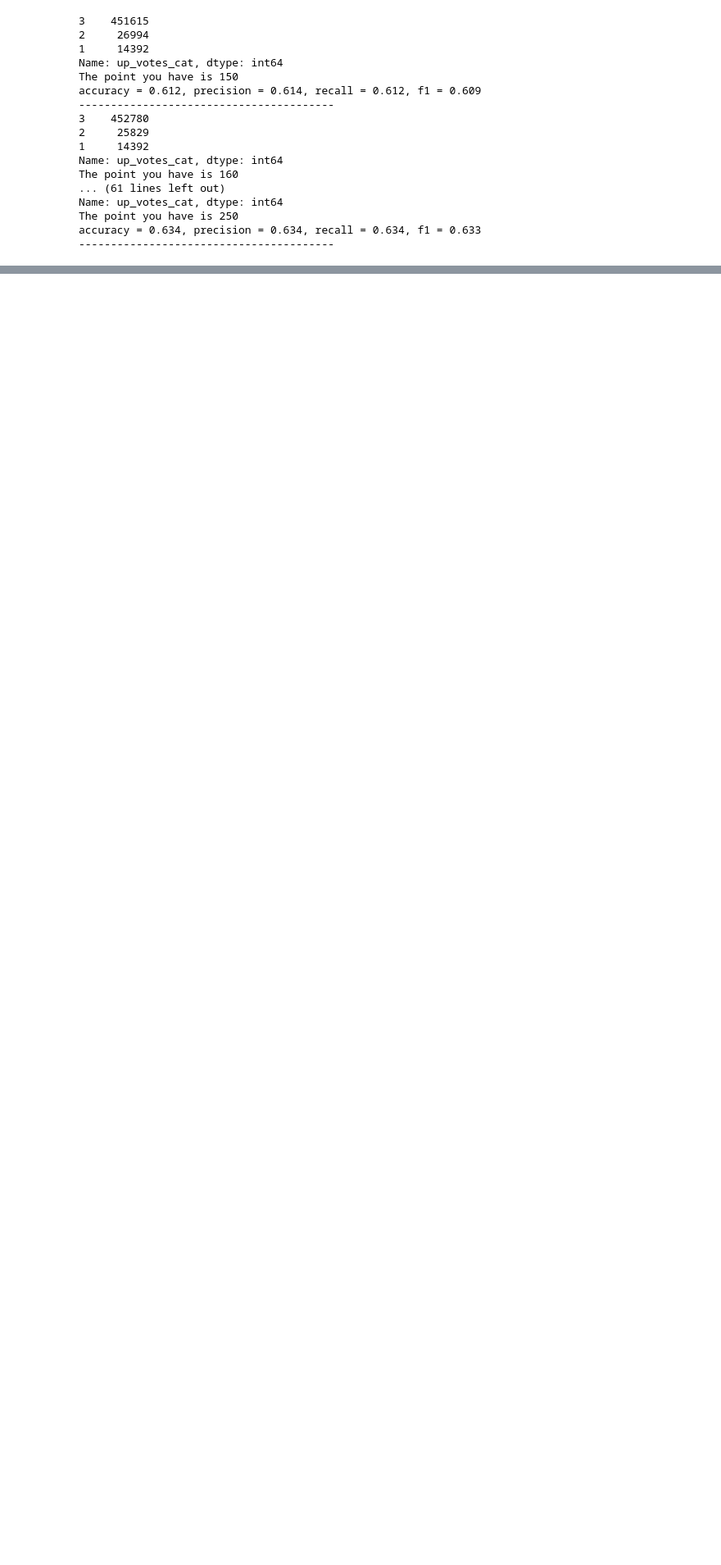
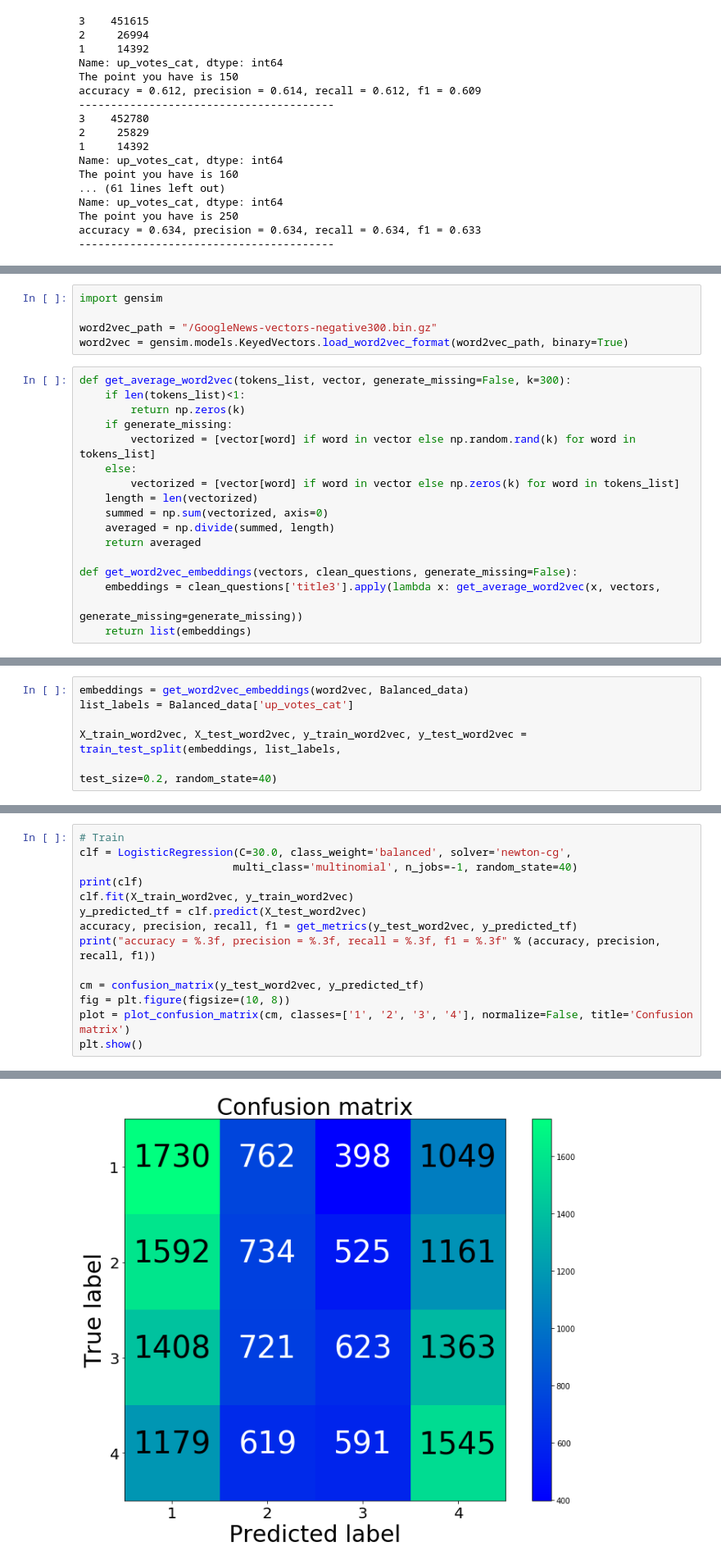
Before and after one commit to ElaineGao0416/NLP, a Jupyter notebook: E_company/Eluvio.ipynb, the cells around one changed output, grey strips where cells are left out. Shown at 82% size. Saved outputs shown, nothing was run; the diff lists cells and outputs as text; blank space fills up the shorter version.

```diff
--- a/E_company/Eluvio.ipynb
+++ b/E_company/Eluvio.ipynb
@@ -956,0 +962,22 @@ Number in the bracket is the number of samples. I not only think about the sampl
+# %%
+import gensim
+
+word2vec_path = "/GoogleNews-vectors-negative300.bin.gz"
+word2vec = gensim.models.KeyedVectors.load_word2vec_format(word2vec_path, binary=True)
+# %%
+def get_average_word2vec(tokens_list, vector, generate_missing=False, k=300):
+    if len(tokens_list)<1:
+        return np.zeros(k)
+    if generate_missing:
+        vectorized = [vector[word] if word in vector else np.random.rand(k) for word in tokens_list]
+    else:
+        vectorized = [vector[word] if word in vector else np.zeros(k) for word in tokens_list]
+    length = len(vectorized)
+    summed = np.sum(vectorized, axis=0)
+    averaged = np.divide(summed, length)
+    return averaged
+
+def get_word2vec_embeddings(vectors, clean_questions, generate_missing=False):
+    embeddings = clean_questions['title3'].apply(lambda x: get_average_word2vec(x, vectors,
+                                                                                generate_missing=generate_missing))
+    return list(embeddings)
@@ -956,0 +1018,6 @@ Number in the bracket is the number of samples. I not only think about the sampl
+# %%
+embeddings = get_word2vec_embeddings(word2vec, Balanced_data)
+list_labels = Balanced_data['up_votes_cat']
+
+X_train_word2vec, X_test_word2vec, y_train_word2vec, y_test_word2vec = train_test_split(embeddings, list_labels,
+                                                                                        test_size=0.2, random_state=40)
@@ -956,0 +1041,15 @@ Number in the bracket is the number of samples. I not only think about the sampl
+# %%
+# Train
+clf = LogisticRegression(C=30.0, class_weight='balanced', solver='newton-cg',
+                        multi_class='multinomial', n_jobs=-1, random_state=40)
+print(clf)
+clf.fit(X_train_word2vec, y_train_word2vec)
+y_predicted_tf = clf.predict(X_test_word2vec)
+accuracy, precision, recall, f1 = get_metrics(y_test_word2vec, y_predicted_tf)
+print("accuracy = %.3f, precision = %.3f, recall = %.3f, f1 = %.3f" % (accuracy, precision, recall, f1))
+
+cm = confusion_matrix(y_test_word2vec, y_predicted_tf)
+fig = plt.figure(figsize=(10, 8))
+plot = plot_confusion_matrix(cm, classes=['1', '2', '3', '4'], normalize=False, title='Confusion matrix')
+plt.show()
+# %% [output]
@@ -956,0 +1062 @@ Number in the bracket is the number of samples. I not only think about the sampl
+[figure, added]
```
Also changed, not shown: parts of 14 cells of this notebook.
